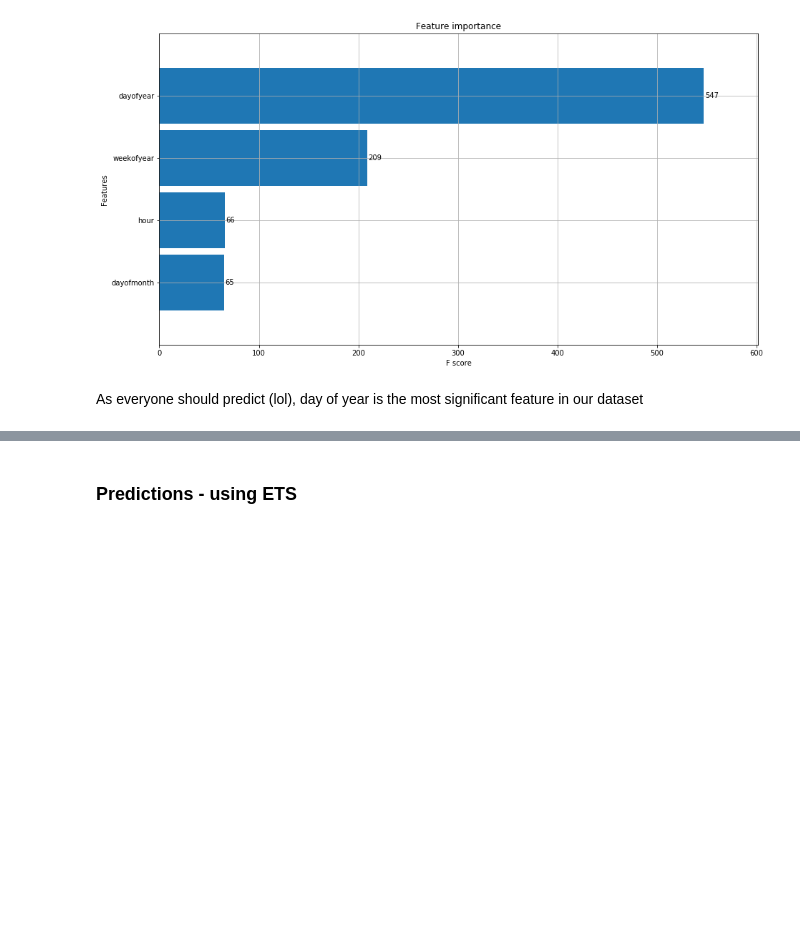
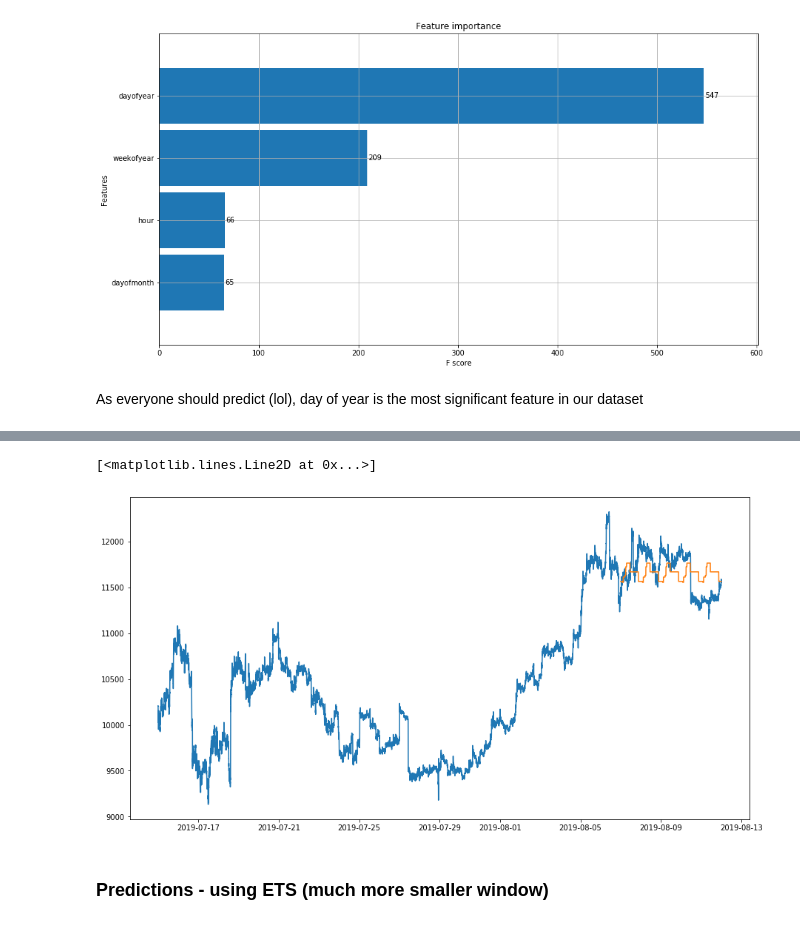
Before and after one commit to mwoss/timeseries-decision-trees, a Jupyter notebook: crypto_forcasting.ipynb, the cells around one changed output, grey strips where cells are left out. Cells and saved outputs as stored; diff of their text form; code cells hidden in the pictures; blank space fills up the shorter version.

```diff
--- a/crypto_forcasting.ipynb
+++ b/crypto_forcasting.ipynb
@@ -170,0 +188,6 @@ plt.plot(bitcoin_test['Timestamp'], bitcoin_test['hight_prediction'])
+# %%
+reg = xgb.XGBRegressor(n_estimators=1000)
+reg.fit(X_train_sml, y_train_sml,
+        eval_set=[(X_train_sml, y_train_sml), (X_test_sml, y_test_sml)],
+        early_stopping_rounds=50,
+        verbose=False) # too much logs
@@ -171,2 +203,10 @@ plt.plot(bitcoin_test['Timestamp'], bitcoin_test['hight_prediction'])
+# %%
+bitcoin_test_smaller['high_prediction'] = reg.predict(X_test_sml)
+# %%
+plt.plot(df_cut_smaller['Timestamp'], df_cut_smaller['High'])
+plt.plot(bitcoin_test_smaller['Timestamp'], bitcoin_test_smaller['high_prediction'])
+# %% [output]
+[<matplotlib.lines.Line2D at 0x...>]
+[figure, added]
 # %% [markdown]
-### Predictions - using ETS
+### Predictions - using ETS (much more smaller window)
```
Also changed, not shown: parts of 15 cells of this notebook, 5 other files.
